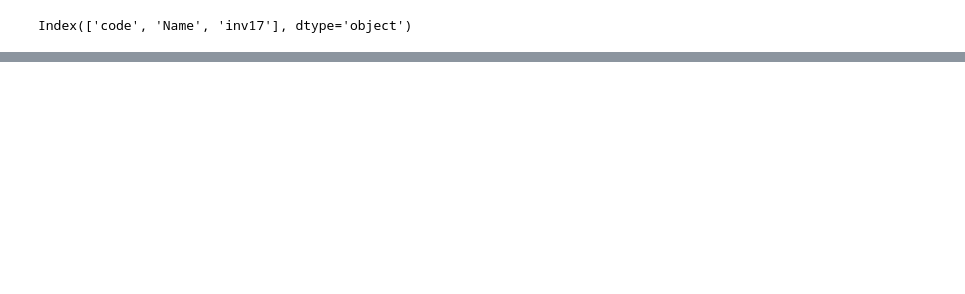
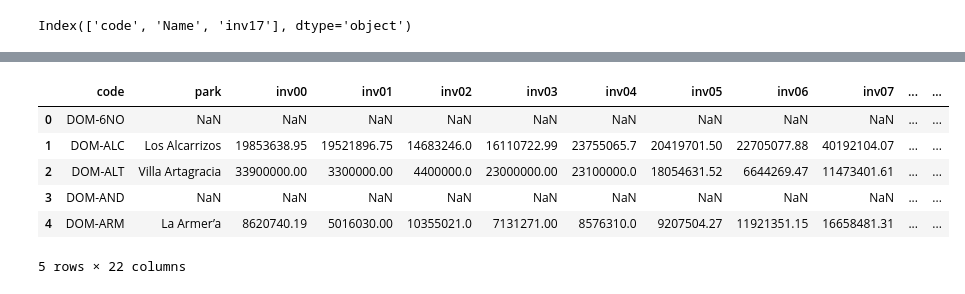
Before and after one commit to HendrixPeralta/research_data, a Jupyter notebook: sez_investment/inv_manipulation.ipynb, the cells around one changed output, grey strips where cells are left out. Saved outputs shown, nothing was run; the diff lists cells and outputs as text; code cells hidden in the pictures; blank space fills up the shorter version.

```diff
--- a/sez_investment/inv_manipulation.ipynb
+++ b/sez_investment/inv_manipulation.ipynb
@@ -100,0 +91,10 @@ inv00_19
+# %%
+inv00_19.head()
+# %% [output]
+|  | code | park | inv00 | inv01 | inv02 | inv03 | inv04 | inv05 | inv06 | inv07 | ... | ... |
+| 0 | DOM-6NO | NaN | NaN | NaN | NaN | NaN | NaN | NaN | NaN | NaN | ... | ... |
+| 1 | DOM-ALC | Los Alcarrizos | 19853638.95 | 19521896.75 | 14683246.0 | 16110722.99 | 23755065.7 | 20419701.50 | 22705077.88 | 40192104.07 | ... | ... |
+| 2 | DOM-ALT | Villa Artagracia | 33900000.00 | 3300000.00 | 4400000.0 | 23000000.00 | 23100000.0 | 18054631.52 | 6644269.47 | 11473401.61 | ... | ... |
+| 3 | DOM-AND | NaN | NaN | NaN | NaN | NaN | NaN | NaN | NaN | NaN | ... | ... |
+| 4 | DOM-ARM | La Armer’a | 8620740.19 | 5016030.00 | 10355021.0 | 7131271.00 | 8576310.0 | 9207504.27 | 11921351.15 | 16658481.31 | ... | ... |
+5 rows × 22 columns
```
Also changed, not shown: parts of 6 cells of this notebook, 9 other files.
